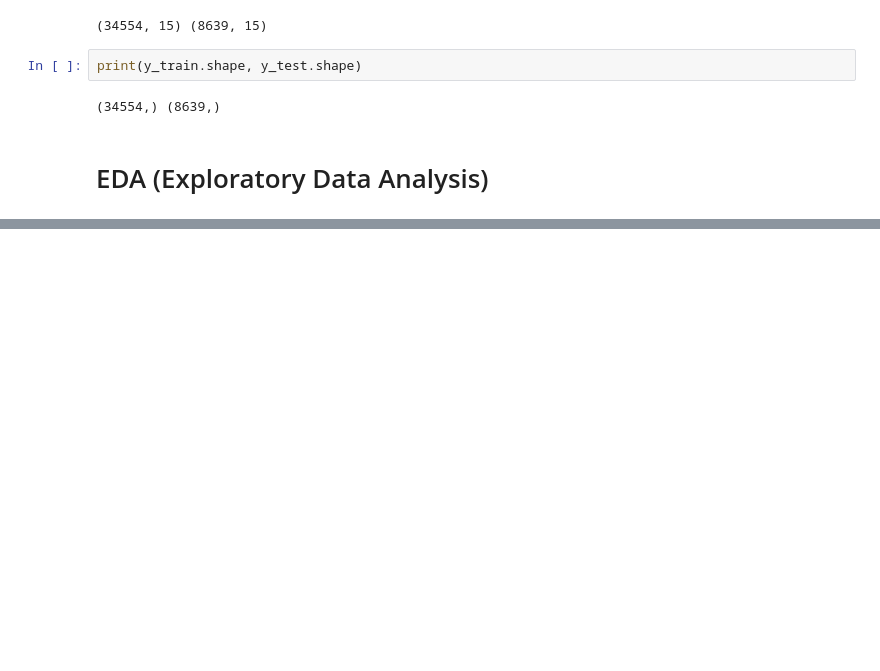
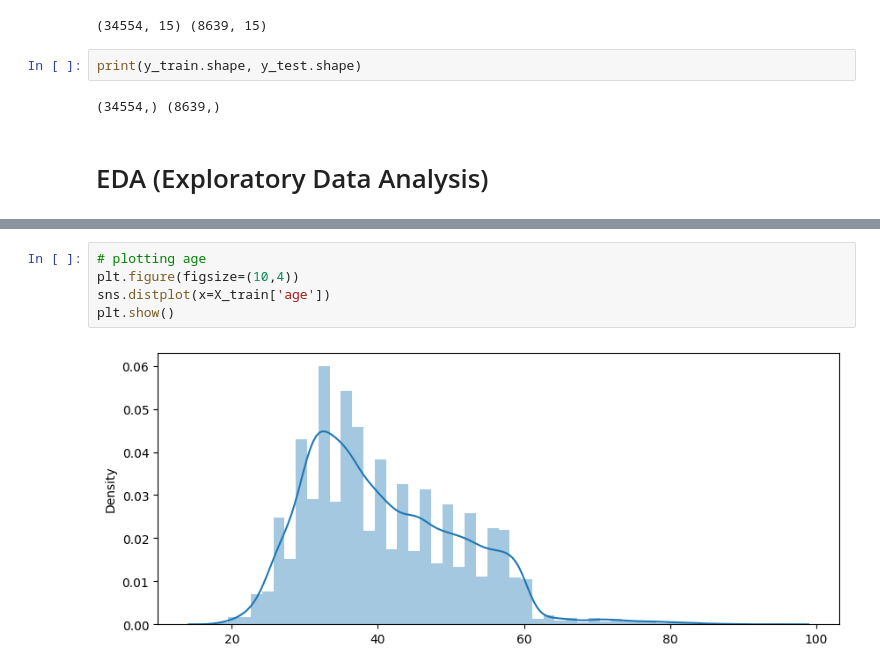
Before and after one commit to filipecorreia23/Bank-Term-Deposit-Prediction, a Jupyter notebook: notebooks/01. project-description-&-data-preparation-&-EDA.ipynb, the cells around one changed output, grey strips where cells are left out. Drawn from its saved outputs; the diff is of its cells as text; blank space fills up the shorter version.

```diff
--- a/notebooks/01. project-description-&-data-preparation-&-EDA.ipynb
+++ b/notebooks/01. project-description-&-data-preparation-&-EDA.ipynb
@@ -387,0 +687,7 @@ print(y_train.shape, y_test.shape)
+# %%
+# plotting age
+plt.figure(figsize=(10,4))
+sns.distplot(x=X_train['age'])
+plt.show()
+# %% [output]
+[figure, added]
```
Also changed, not shown: parts of 121 cells of this notebook.
